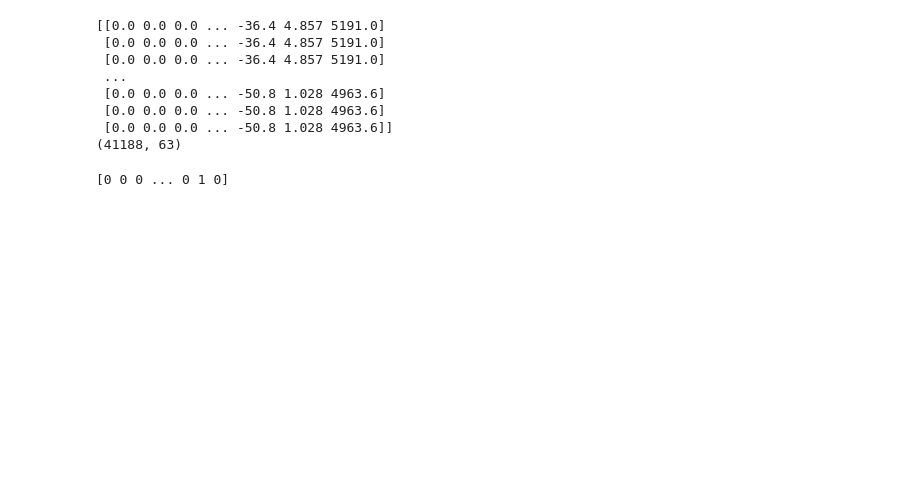
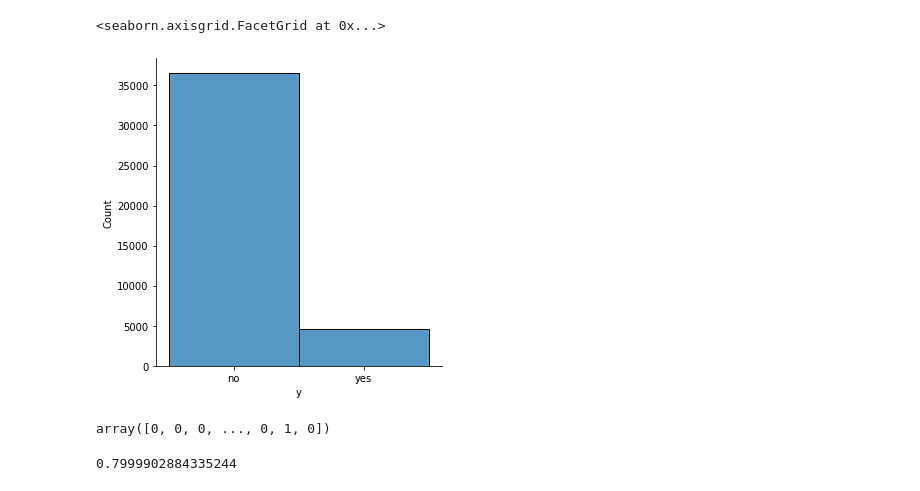
Before and after one commit to prawizard/CE888_Repo, a Jupyter notebook: Lab_3/bank_classification.ipynb, the cells around one changed output. Drawn from its saved outputs; the diff is of its cells as text; code cells hidden in the pictures; blank space fills up the shorter version.

```diff
--- a/Lab_3/bank_classification.ipynb
+++ b/Lab_3/bank_classification.ipynb
@@ -6,8 +6,15 @@ import pandas as pd
 import seaborn as sns
 import numpy as np
 # %%
-df=pd.read_csv("bank-additional-full.csv")
+# df=pd.read_csv("bank-additional-full.csv")
+
+df=pd.read_csv("https://raw.githubusercontent.com/albanda/CE888/master/lab3/bank-additional-full.csv", delimiter=";")
+
 # Uploaded the file to session storage. Not fetching using the http link.
-print(df.head())
-X = df.iloc[:, :-1].values
-y = df.iloc[:, -1].values
+# print(df.head())
+# X = df.iloc[:, :-1].values
+# y = df.iloc[:, -1].values
+# print(type(X))
+# print(type(y))
+# X.shape
+# y.shape
@@ -28,12 +75,0 @@ X=ct.fit_transform(X)
-# %%
-print(X)
-print(X.shape)
-# %% [output]
-[[0.0 0.0 0.0 ... -36.4 4.857 5191.0]
- [0.0 0.0 0.0 ... -36.4 4.857 5191.0]
- [0.0 0.0 0.0 ... -36.4 4.857 5191.0]
- ...
- [0.0 0.0 0.0 ... -50.8 1.028 4963.6]
- [0.0 0.0 0.0 ... -50.8 1.028 4963.6]
- [0.0 0.0 0.0 ... -50.8 1.028 4963.6]]
-(41188, 63)
@@ -44,4 +82,9 @@ y=le.fit_transform(y)
-# %%
-print(y)
-# %% [output]
-[0 0 0 ... 0 1 0]
+# %%
+sns.displot(df, x="y")
+# %% [output]
+<seaborn.axisgrid.FacetGrid at 0x...>
+[figure, added]
+# %%
+y
+# %% [output]
+array([0, 0, 0, ..., 0, 1, 0])
@@ -47,0 +95,4 @@ print(y)
+# %%
+X_train.shape[0]/X.shape[0]
+# %% [output]
+0.7999902884335244
```
Also changed, not shown: parts of 26 cells of this notebook.
